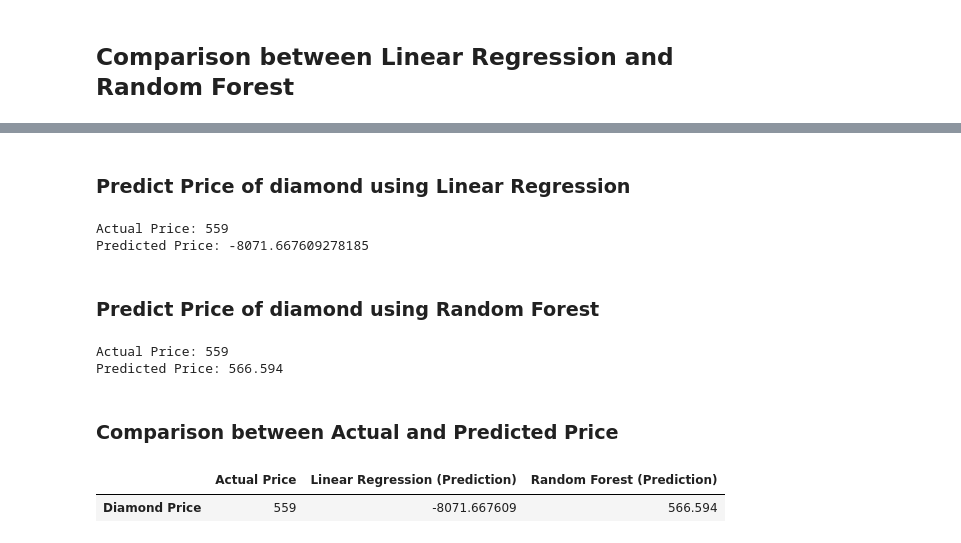
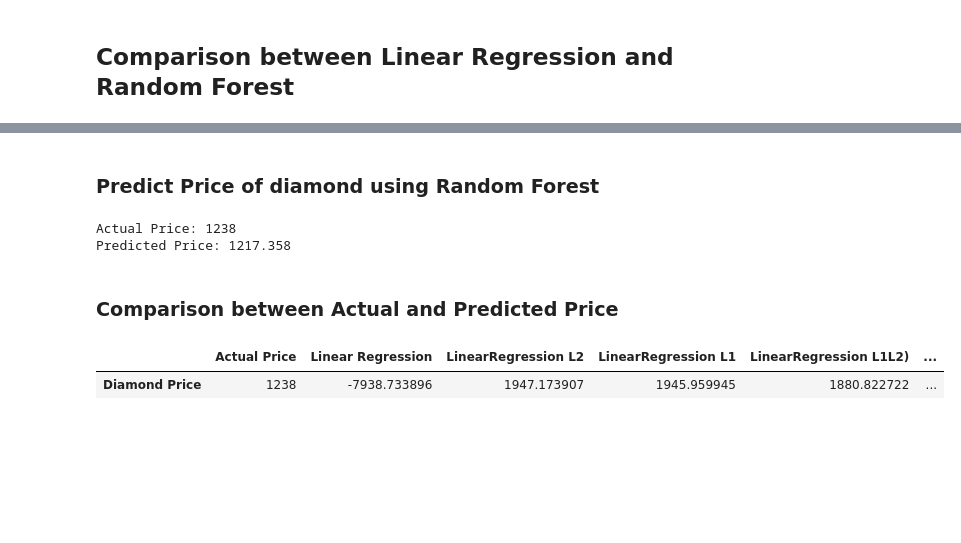
Before and after one commit to mch3pg4/60006CEM-MLTasks, a Jupyter notebook: Task1-Regression/MLTask1Regression.ipynb, the cells around one changed output, grey strips where cells are left out. Drawn from its saved outputs; the diff is of its cells as text; code cells hidden in the pictures; blank space fills up the shorter version.

```diff
--- a/Task1-Regression/MLTask1Regression.ipynb
+++ b/Task1-Regression/MLTask1Regression.ipynb
@@ -245,0 +386,17 @@ plt.show()
+# %%
+# Define the parameter grid
+param_grid = {'alpha': [0.1, 1, 10, 100], 'l1_ratio': [0.1, 0.5, 0.7, 0.9]}
+np.space(-6, 6, 13)
+# Elastic Net Regularization
+elastic_net = ElasticNet()
+# Perform Grid Search
+grid_search_en = GridSearchCV(elastic_net, param_grid, cv=5, scoring='neg_mean_squared_error')
+grid_search_en.fit(X_train, y_train)
+
+# Get the best parameters and model
+best_params_en = grid_search_en.best_params_
+best_model_en = grid_search_en.best_estimator_
+# %%
+best_model_en.fit(X_train, y_train)
+
+y_pred_en = best_model_en.predict(X_test_scaled)
@@ -245,0 +419,7 @@ plt.show()
+# %%
+# Predict price
+features = X_test.iloc[2]
+actual_price = y_test.iloc[2]
+predicted_price_l1l2 = best_model_en.predict([features])[0]
+print(f'Actual Price: {actual_price}')
+print(f'Predicted Price: {predicted_price_l1l2}')
@@ -297,36 +493,29 @@ results
-# %% [markdown]
-### Predict Price of diamond using Linear Regression
-# %%
-# given features, predict the price and show actual price
-features = X_test.iloc[0]
-actual_price = y_test.iloc[0]
-predicted_price = model.predict([features])[0]
-print(f'Actual Price: {actual_price}')
-print(f'Predicted Price: {predicted_price}')
-# %% [output]
-Actual Price: 559
-Predicted Price: -8071.667609278185
 # %% [markdown]
 ### Predict Price of diamond using Random Forest
 # %%
 # Given features, predict the price and show actual price also
+features = X_test.iloc[2]
+actual_price = y_test.iloc[2]
 predicted_price_rf = rf_model.predict([features])[0]
 print(f'Actual Price: {actual_price}')
 print(f'Predicted Price: {predicted_price_rf}')
 # %% [output]
-Actual Price: 559
-Predicted Price: 566.594
+Actual Price: 1238
+Predicted Price: 1217.358
 # %% [markdown]
 ### Comparison between Actual and Predicted Price
 # %%
 # show the comaprison between the actual price and predicted price of two models in a table
 comparison = pd.DataFrame({
     'Actual Price': actual_price,
-    'Linear Regression (Prediction)': predicted_price,
+    'Linear Regression': predicted_price,
+    'LinearRegression L2': predicted_price_l2,
+    'LinearRegression L1': predicted_price_l1,
+    'LinearRegression L1L2)': predicted_price_l1l2,
     'Random Forest (Prediction)': predicted_price_rf
 }, index=['Diamond Price'])
 
 comparison
 # %% [output]
-|  | Actual Price | Linear Regression (Prediction) | Random Forest (Prediction) |
-| Diamond Price | 559 | -8071.667609 | 566.594 |
+|  | Actual Price | Linear Regression | LinearRegression L2 | LinearRegression L1 | LinearRegression L1L2) | ... |
+| Diamond Price | 1238 | -7938.733896 | 1947.173907 | 1945.959945 | 1880.822722 | ... |
```
Also changed, not shown: parts of 23 cells of this notebook.
